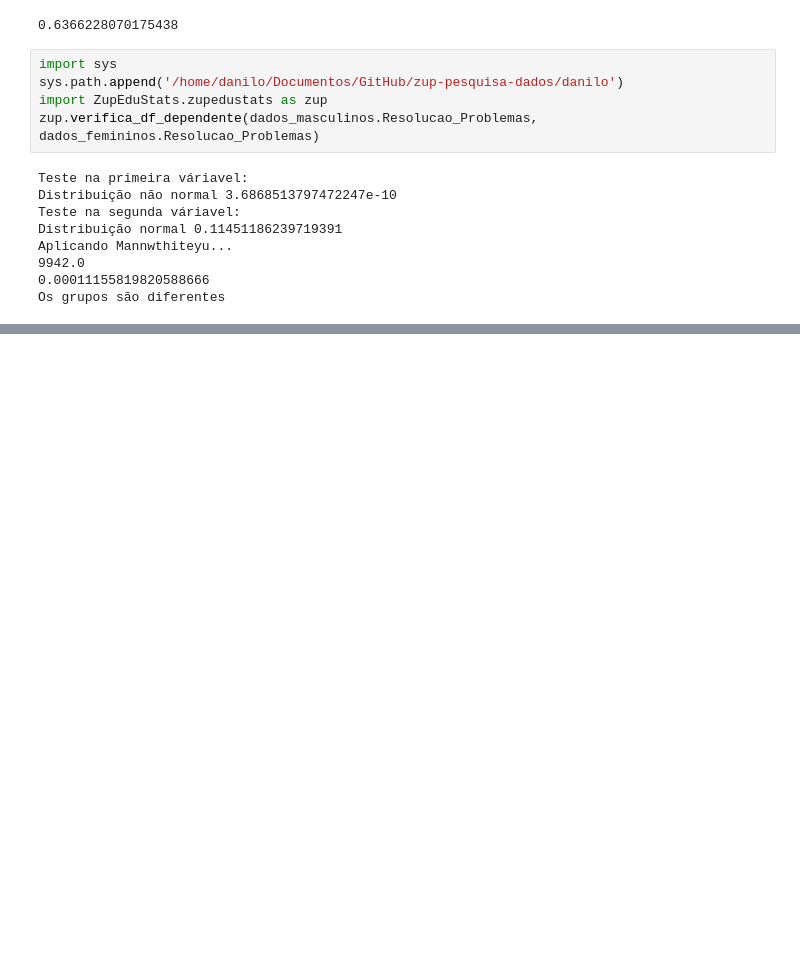
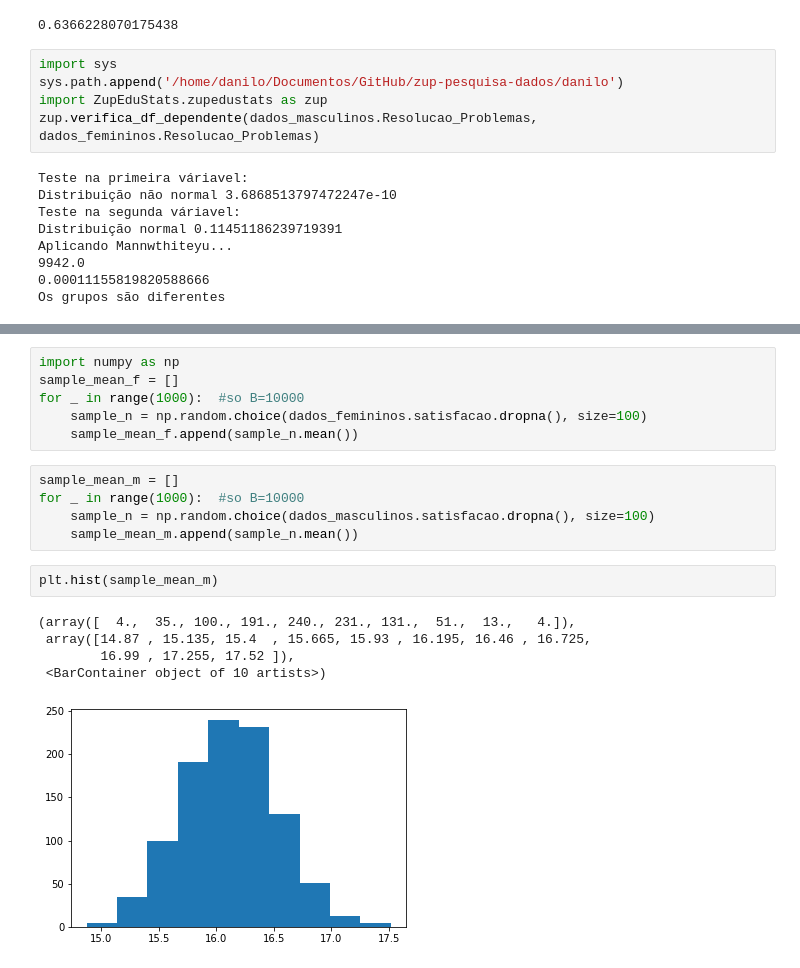
Before and after one commit to dan1lo/PesquisaDoutoradoPosDiferencas, a Jupyter notebook: pesquisa_sexo.ipynb, the cells around one changed output, grey strips where cells are left out. Cells and saved outputs as stored; diff of their text form; blank space fills up the shorter version.

```diff
--- a/pesquisa_sexo.ipynb
+++ b/pesquisa_sexo.ipynb
@@ -323,0 +440,19 @@ Os grupos são diferentes
+# %%
+import numpy as np
+sample_mean_f = []
+for _ in range(1000):  #so B=10000
+    sample_n = np.random.choice(dados_femininos.satisfacao.dropna(), size=100)
+    sample_mean_f.append(sample_n.mean())
+# %%
+sample_mean_m = []
+for _ in range(1000):  #so B=10000
+    sample_n = np.random.choice(dados_masculinos.satisfacao.dropna(), size=100)
+    sample_mean_m.append(sample_n.mean())
+# %%
+plt.hist(sample_mean_m)
+# %% [output]
+(array([  4.,  35., 100., 191., 240., 231., 131.,  51.,  13.,   4.]),
+ array([14.87 , 15.135, 15.4  , 15.665, 15.93 , 16.195, 16.46 , 16.725,
+        16.99 , 17.255, 17.52 ]),
+ <BarContainer object of 10 artists>)
+[figure, added]
```
Also changed, not shown: parts of 14 cells of this notebook, 2 other files.
